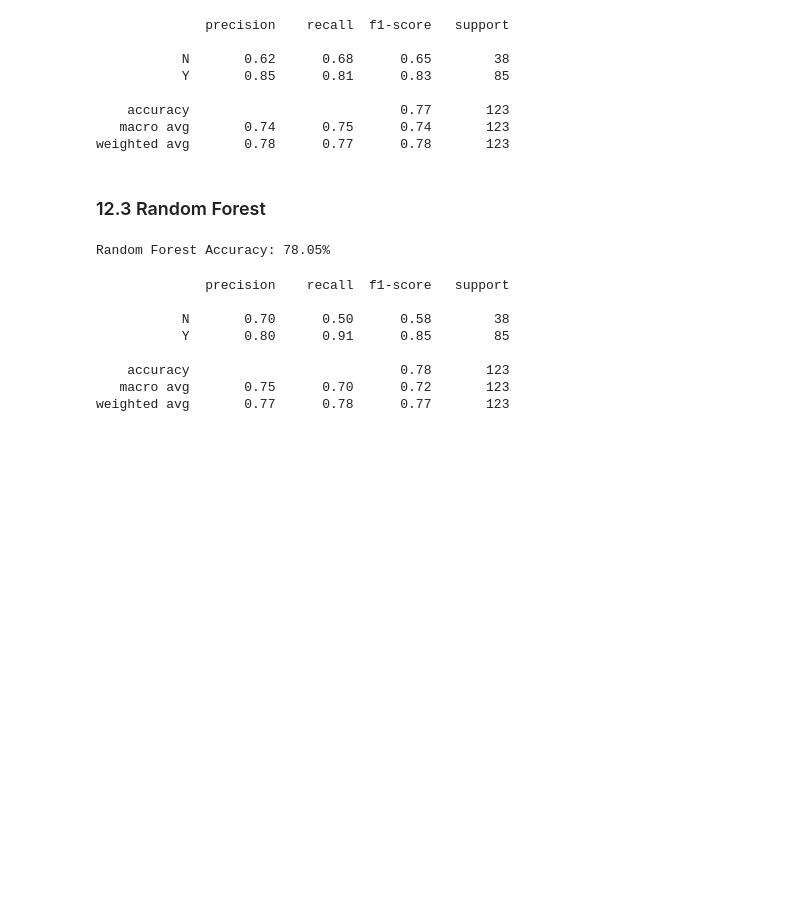
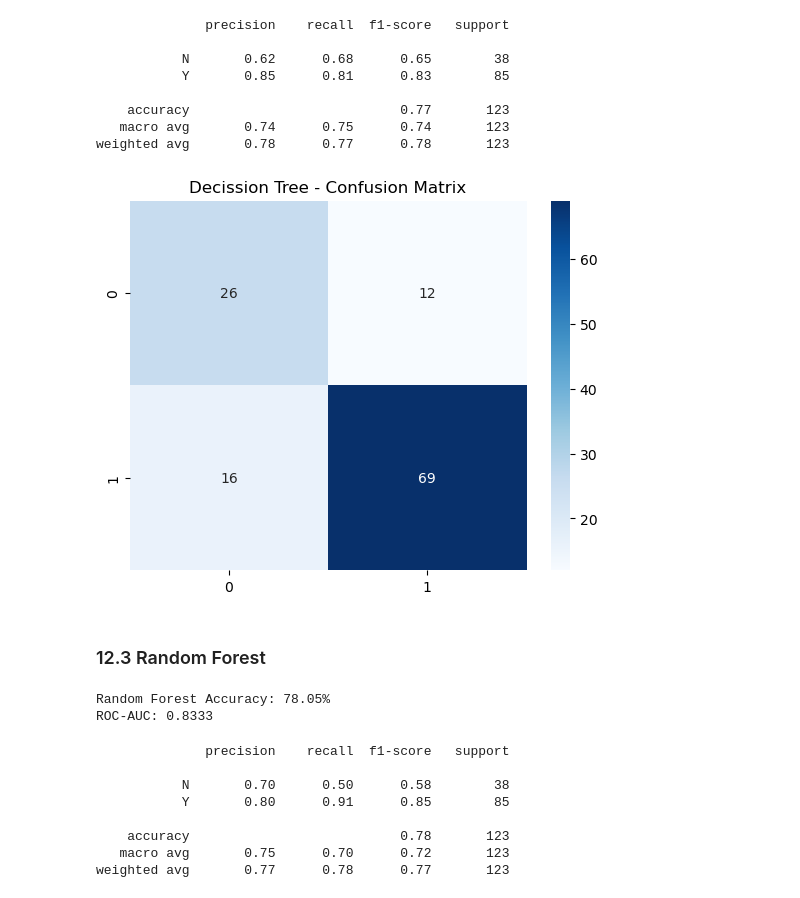
Before and after one commit to md-faiyazkhan/loan-default-prediction, a Jupyter notebook: notebooks/loan_prediction.ipynb, the cells around one changed output. Drawn from its saved outputs; the diff is of its cells as text; code cells hidden in the pictures; blank space fills up the shorter version.

```diff
--- a/notebooks/loan_prediction.ipynb
+++ b/notebooks/loan_prediction.ipynb
@@ -439,6 +450,13 @@ print(classification_report(y_test, y_pred_dt))
     accuracy                           0.77       123
    macro avg       0.74      0.75      0.74       123
 weighted avg       0.78      0.77      0.78       123
+# %%
+# Confusion Matrix
+sns.heatmap(confusion_matrix(y_test, y_pred_dt), annot=True, fmt='d', cmap='Blues')
+plt.title('Decission Tree - Confusion Matrix')
+plt.show()
+# %% [output]
+[figure, added]
 # %% [markdown]
 ### 12.3 Random Forest
 # %%
@@ -448,8 +466,10 @@ y_pred_rf = rf.predict(X_test)
 # %%
 # Accuracy Score
 print(f"Random Forest Accuracy: {accuracy_score(y_test, y_pred_rf) * 100:.2f}%")
+print(f"ROC-AUC: {roc_auc_score(y_test, rf.predict_proba(X_test)[:, 1]):.4f}")
 # %% [output]
 Random Forest Accuracy: 78.05%
+ROC-AUC: 0.8333
 # %%
 # Classification report
 print(classification_report(y_test, y_pred_rf))
```
Also changed, not shown: parts of 8 cells of this notebook.
